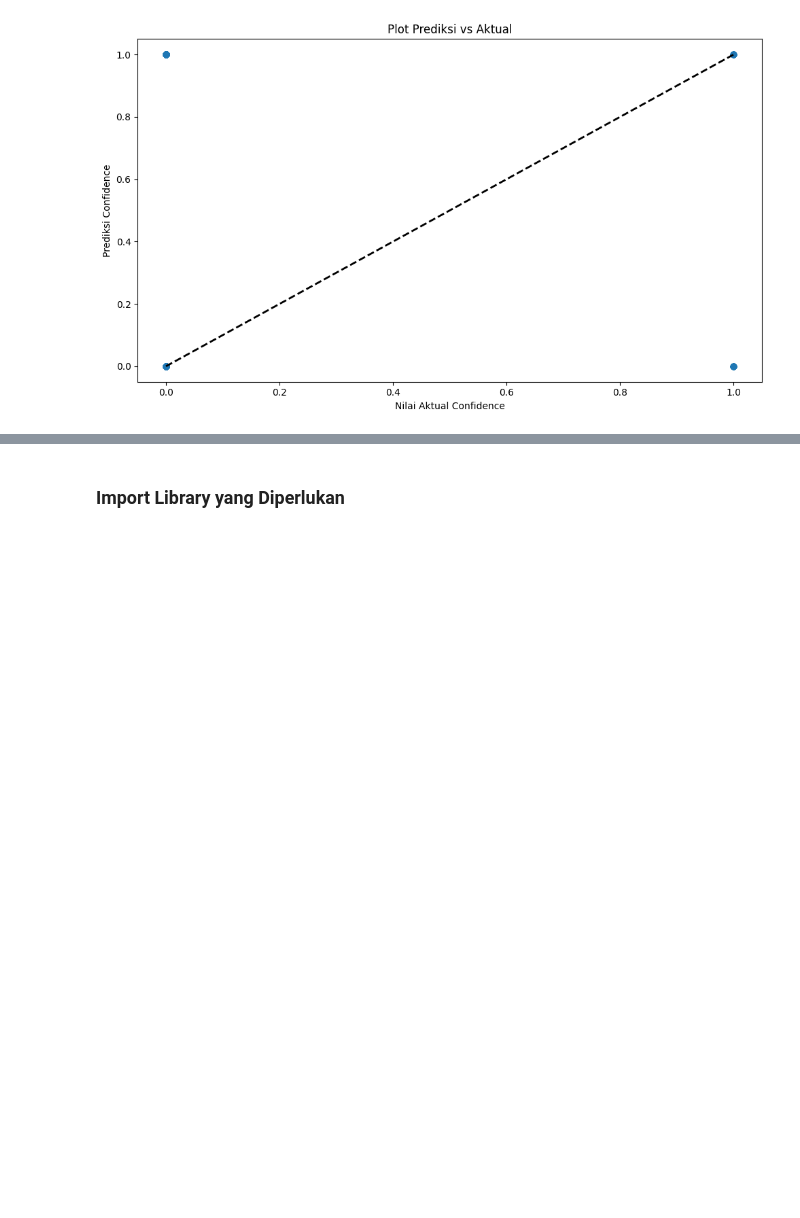
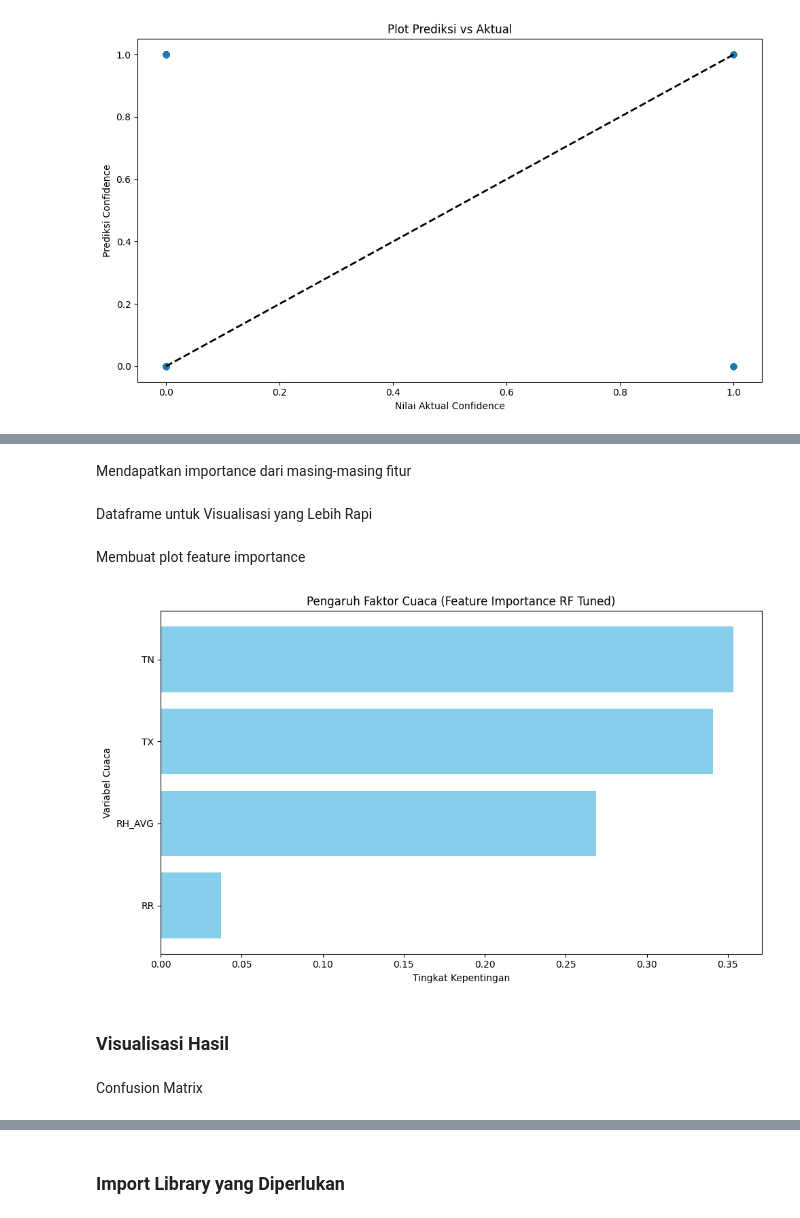
Before and after one commit to BaraArdiwinata/Final-Project-PAP, a Jupyter notebook: Tugas_Final.ipynb, the cells around one changed output, grey strips where cells are left out. Cells and saved outputs as stored; diff of their text form; code cells hidden in the pictures; blank space fills up the shorter version.

```diff
--- a/Tugas_Final.ipynb
+++ b/Tugas_Final.ipynb
@@ -454,0 +548,8 @@ plt.show()
+# %%
+random_search_rf.fit(X_train_scaled, y_train)
+print("\nProses tuning Random Forest selesai!")
+print("==================================================")
+print("Parameter terbaik ditemukan:")
+print(random_search_rf.best_params_)
+print(f"Skor F1 terbaik dari Cross-Validation: {random_search_rf.best_score_:.4f}")
+print("==================================================")
@@ -454,0 +569,2 @@ plt.show()
+# %%
+best_model_rf = random_search_rf.best_estimator_
@@ -454,0 +608,26 @@ plt.show()
+# %% [markdown]
+Mendapatkan importance dari masing-masing fitur
+# %%
+importances = best_model_rf.feature_importances_
+features = X.columns
+# %% [markdown]
+Dataframe untuk Visualisasi yang Lebih Rapi
+# %%
+feature_importance_df = pd.DataFrame({'Fitur': features, 'Tingkat Kepentingan': importances})
+feature_importance_df = feature_importance_df.sort_values(by='Tingkat Kepentingan', ascending=True)
+# %% [markdown]
+Membuat plot feature importance
+# %%
+plt.figure(figsize=(10, 6))
+plt.barh(feature_importance_df['Fitur'], feature_importance_df['Tingkat Kepentingan'], color='skyblue')
+plt.title('Pengaruh Faktor Cuaca (Feature Importance RF Tuned)')
+plt.xlabel('Tingkat Kepentingan')
+plt.ylabel('Variabel Cuaca')
+plt.tight_layout()
+plt.show()
+# %% [output]
+[figure, added]
+# %% [markdown]
+### Visualisasi Hasil
+# %% [markdown]
+Confusion Matrix
```
Also changed, not shown: parts of 123 cells of this notebook.
